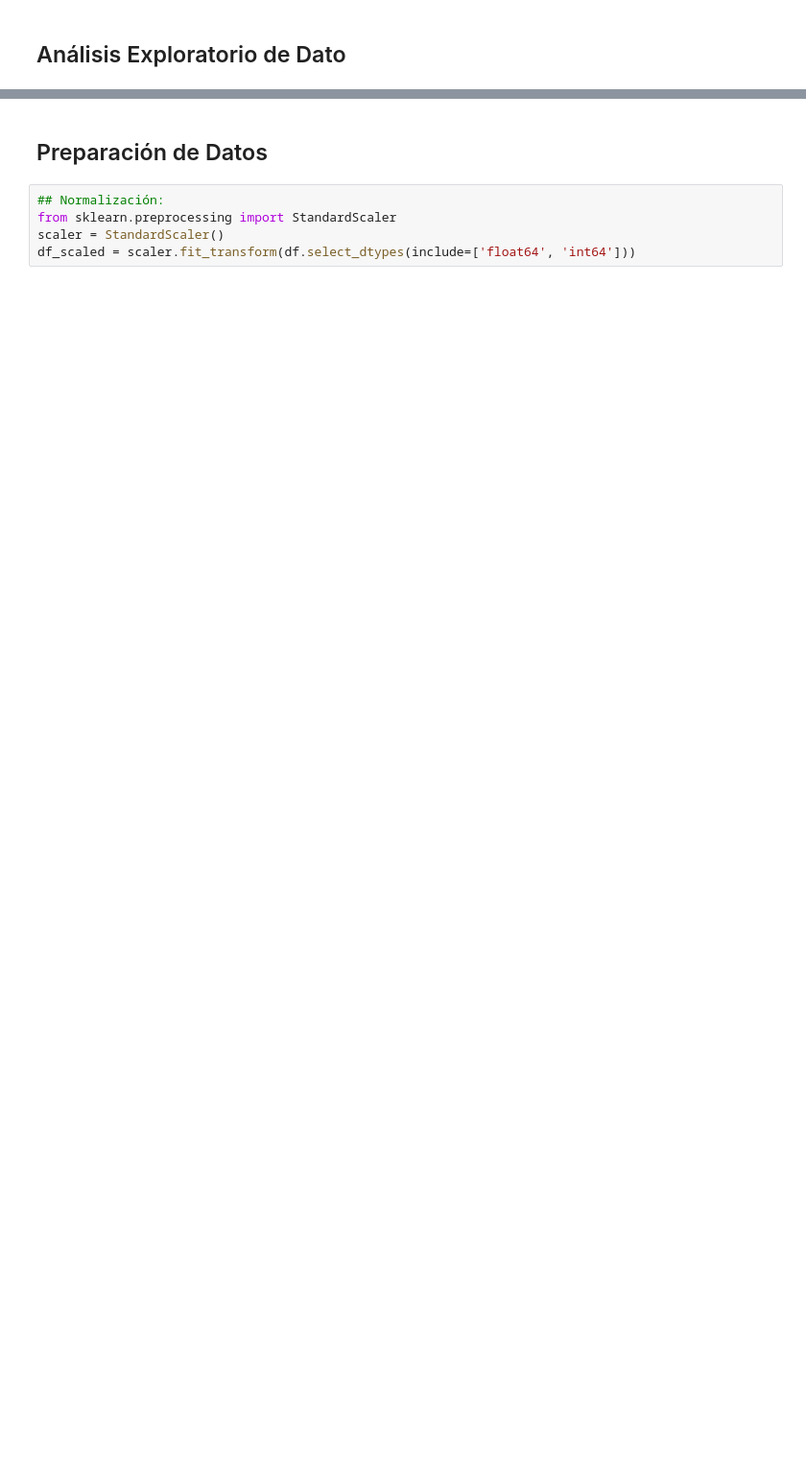
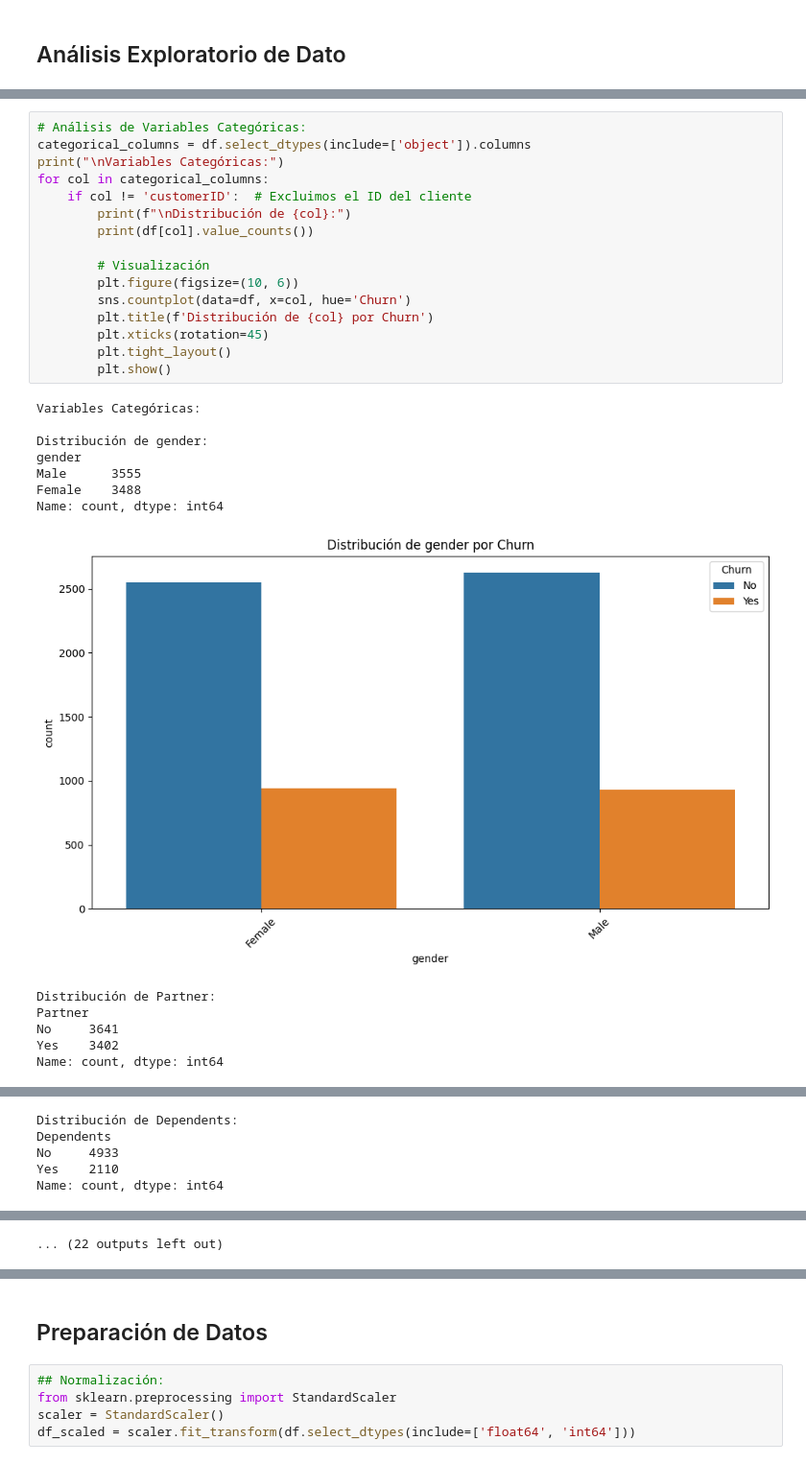
Before and after one commit to paezdev/EA2.-K-Nearest_Neighbors_-KNN-_paez_jean_carlos, a Jupyter notebook: notebooks/paez_ramirez_jean_carlos_KNN.ipynb, the cells around one changed output, grey strips where cells are left out. Shown at 96% size. Drawn from its saved outputs; the diff is of its cells as text; blank space fills up the shorter version.

```diff
--- a/notebooks/paez_ramirez_jean_carlos_KNN.ipynb
+++ b/notebooks/paez_ramirez_jean_carlos_KNN.ipynb
@@ -44,0 +78,30 @@ NameError: name 'df' is not defined
+# %%
+# Análisis de Variables Categóricas:
+categorical_columns = df.select_dtypes(include=['object']).columns
+print("\nVariables Categóricas:")
+for col in categorical_columns:
+    if col != 'customerID':  # Excluimos el ID del cliente
+        print(f"\nDistribución de {col}:")
+        print(df[col].value_counts())
+
+        # Visualización
+        plt.figure(figsize=(10, 6))
+        sns.countplot(data=df, x=col, hue='Churn')
+        plt.title(f'Distribución de {col} por Churn')
+        plt.xticks(rotation=45)
+        plt.tight_layout()
+        plt.show()
+# %% [output]
+Variables Categóricas:
+
+Distribución de gender:
+gender
+Male      3555
+Female    3488
+Name: count, dtype: int64
+[figure, added]
+Distribución de Partner:
+Partner
+No     3641
+Yes    3402
+Name: count, dtype: int64
@@ -44,0 +109,5 @@ NameError: name 'df' is not defined
+Distribución de Dependents:
+Dependents
+No     4933
+Yes    2110
+Name: count, dtype: int64
@@ -45,2 +135,3 @@ NameError: name 'df' is not defined
+... (22 outputs left out)
 # %%
 # Correlación entre Variables Numéricas:
```
Also changed, not shown: parts of 14 cells of this notebook, 1 other file.
